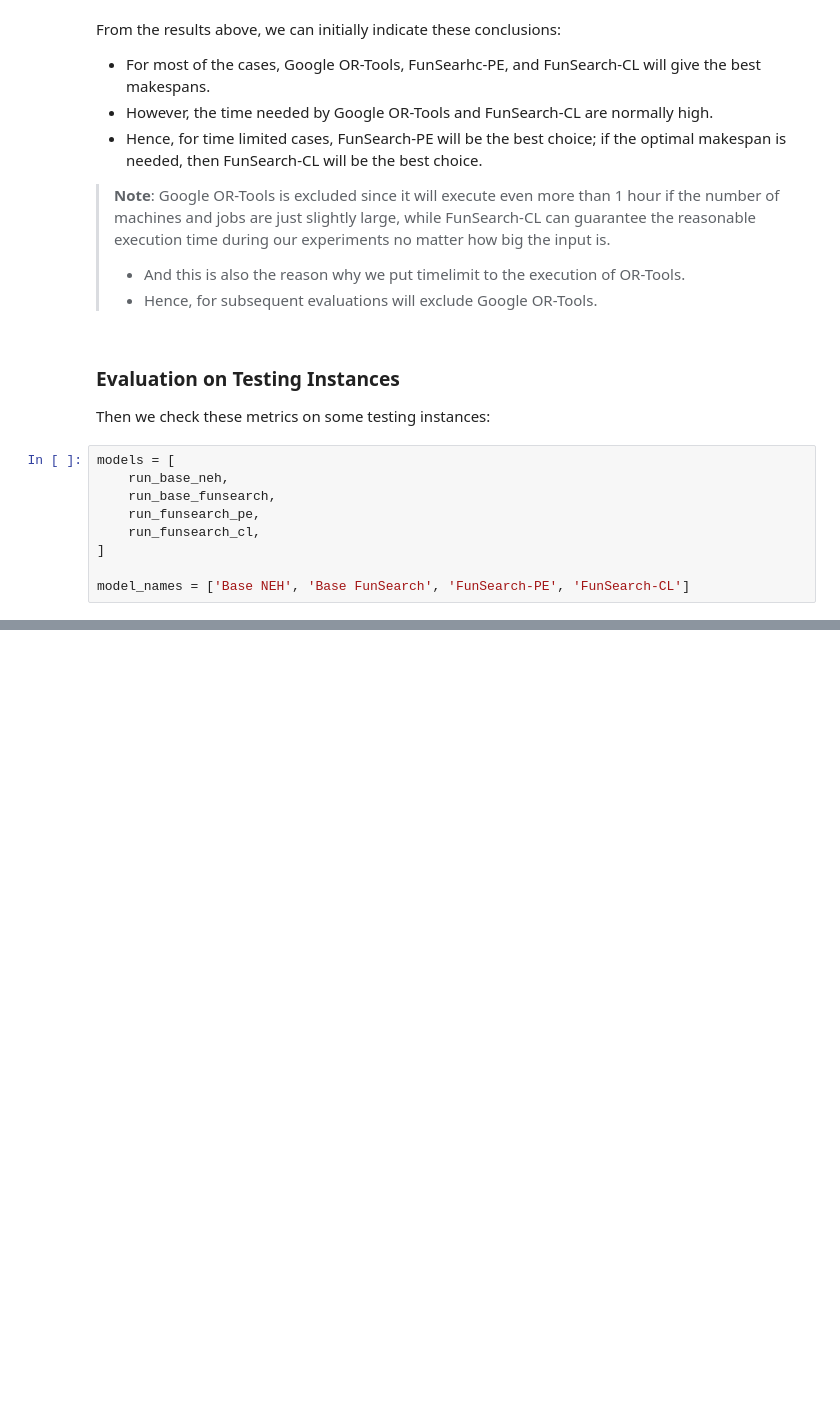
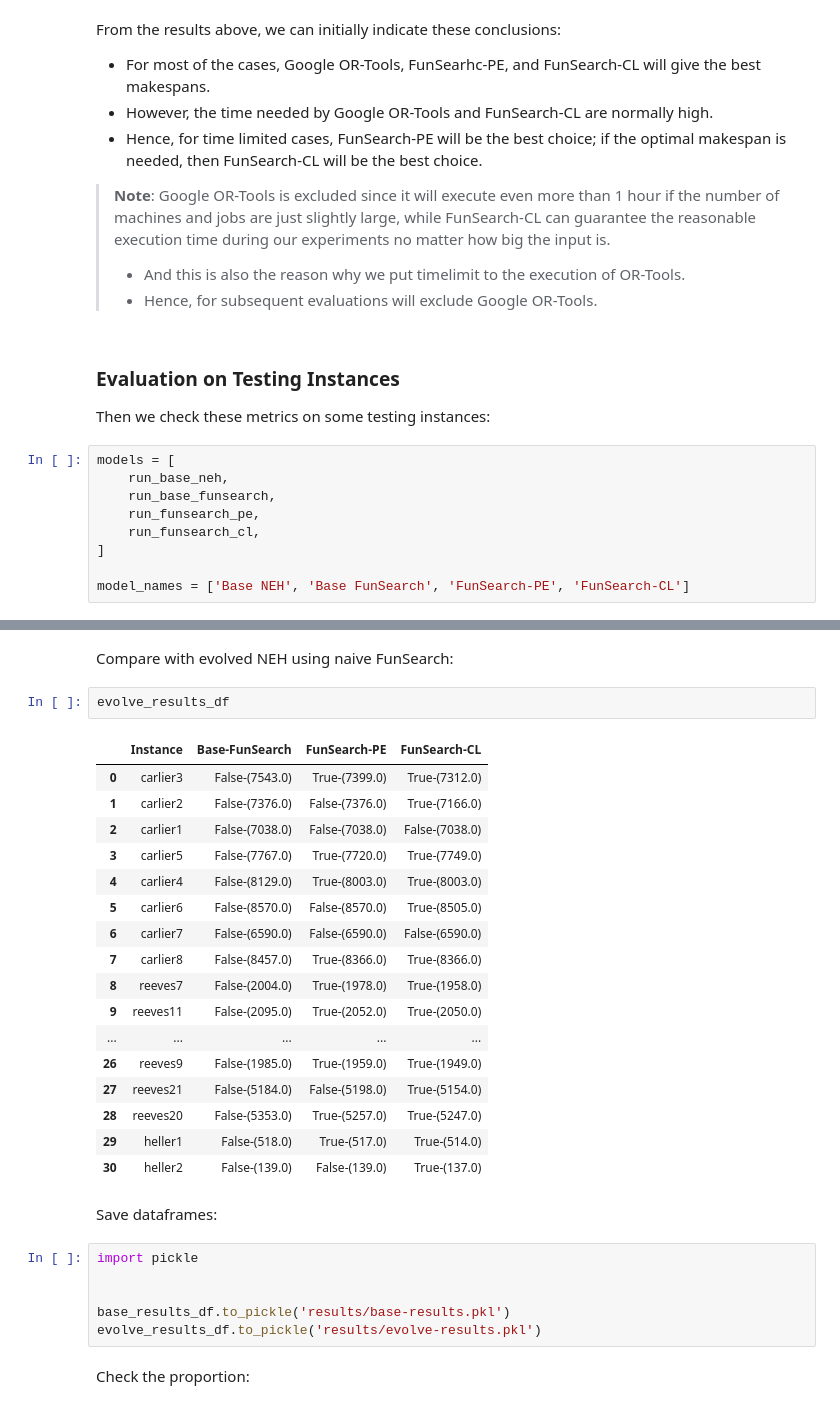
Before and after one commit to CityU-CS-2025Spring-ProjectGroup/Flowshop-FunSearch, a Jupyter notebook: funsearch_on_flowshop.ipynb, the cells around one changed output, grey strips where cells are left out. Saved outputs shown, nothing was run; the diff lists cells and outputs as text; blank space fills up the shorter version.

```diff
--- a/funsearch_on_flowshop.ipynb
+++ b/funsearch_on_flowshop.ipynb
@@ -1478,0 +1564,32 @@ Time': [0.1027369499206543, 0.5409626960754395, 2.286998987197876, 108.152539253
+# %% [markdown]
+Compare with evolved NEH using naive FunSearch:
+# %%
+evolve_results_df
+# %% [output]
+|  | Instance | Base-FunSearch | FunSearch-PE | FunSearch-CL |
+| 0 | carlier3 | False-(7543.0) | True-(7399.0) | True-(7312.0) |
+| 1 | carlier2 | False-(7376.0) | False-(7376.0) | True-(7166.0) |
+| 2 | carlier1 | False-(7038.0) | False-(7038.0) | False-(7038.0) |
+| 3 | carlier5 | False-(7767.0) | True-(7720.0) | True-(7749.0) |
+| 4 | carlier4 | False-(8129.0) | True-(8003.0) | True-(8003.0) |
+| 5 | carlier6 | False-(8570.0) | False-(8570.0) | True-(8505.0) |
+| 6 | carlier7 | False-(6590.0) | False-(6590.0) | False-(6590.0) |
+| 7 | carlier8 | False-(8457.0) | True-(8366.0) | True-(8366.0) |
+| 8 | reeves7 | False-(2004.0) | True-(1978.0) | True-(1958.0) |
+| 9 | reeves11 | False-(2095.0) | True-(2052.0) | True-(2050.0) |
+| ... | ... | ... | ... | ... |
+| 26 | reeves9 | False-(1985.0) | True-(1959.0) | True-(1949.0) |
+| 27 | reeves21 | False-(5184.0) | False-(5198.0) | True-(5154.0) |
+| 28 | reeves20 | False-(5353.0) | True-(5257.0) | True-(5247.0) |
+| 29 | heller1 | False-(518.0) | True-(517.0) | True-(514.0) |
+| 30 | heller2 | False-(139.0) | False-(139.0) | True-(137.0) |
+# %% [markdown]
+Save dataframes:
+# %%
+import pickle
+
+
+base_results_df.to_pickle('results/base-results.pkl')
+evolve_results_df.to_pickle('results/evolve-results.pkl')
+# %% [markdown]
+Check the proportion:
```
Also changed, not shown: parts of 18 cells of this notebook, 2 other files.
